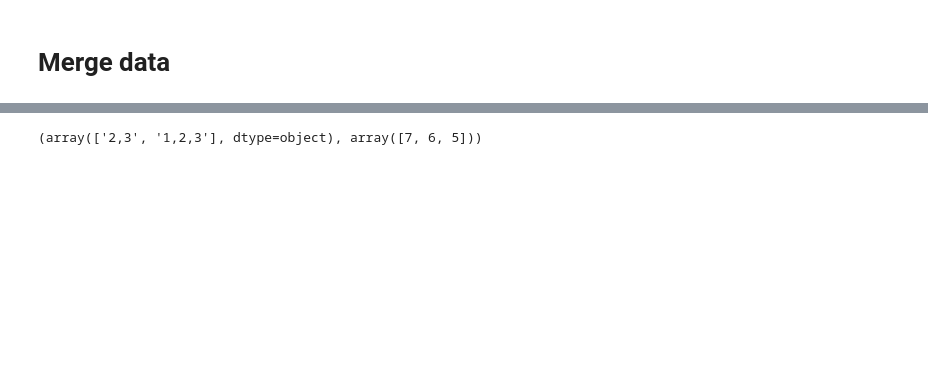
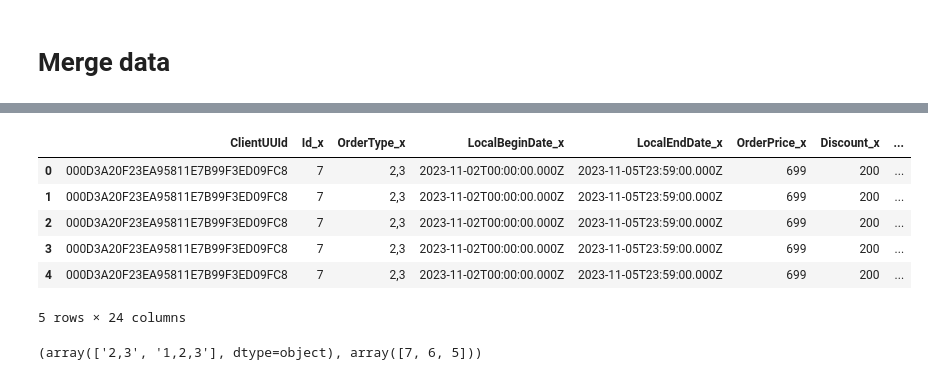
Before and after one commit to den2morrow/colab_research, a Jupyter notebook: data_secret_first_cup_2024_v1.ipynb, the cells around one changed output, grey strips where cells are left out. Cells and saved outputs as stored; diff of their text form; code cells hidden in the pictures; blank space fills up the shorter version.

```diff
--- a/data_secret_first_cup_2024_v1.ipynb
+++ b/data_secret_first_cup_2024_v1.ipynb
@@ -319,3 +392,13 @@ new_train_df.isnull().sum(), new_train_df.shape[0]
+# %%
+new_train_df.head()
+# %% [output]
+|  | ClientUUId | Id_x | OrderType_x | LocalBeginDate_x | LocalEndDate_x | OrderPrice_x | Discount_x | ... |
+| 0 | 000D3A20F23EA95811E7B99F3ED09FC8 | 7 | 2,3 | 2023-11-02T00:00:00.000Z | 2023-11-05T23:59:00.000Z | 699 | 200 | ... |
+| 1 | 000D3A20F23EA95811E7B99F3ED09FC8 | 7 | 2,3 | 2023-11-02T00:00:00.000Z | 2023-11-05T23:59:00.000Z | 699 | 200 | ... |
+| 2 | 000D3A20F23EA95811E7B99F3ED09FC8 | 7 | 2,3 | 2023-11-02T00:00:00.000Z | 2023-11-05T23:59:00.000Z | 699 | 200 | ... |
+| 3 | 000D3A20F23EA95811E7B99F3ED09FC8 | 7 | 2,3 | 2023-11-02T00:00:00.000Z | 2023-11-05T23:59:00.000Z | 699 | 200 | ... |
+| 4 | 000D3A20F23EA95811E7B99F3ED09FC8 | 7 | 2,3 | 2023-11-02T00:00:00.000Z | 2023-11-05T23:59:00.000Z | 699 | 200 | ... |
+5 rows × 24 columns
 # %%
 new_train_df['OrderType'].unique(), new_train_df['Id'].unique()
 # %% [output]
```
Also changed, not shown: parts of 26 cells of this notebook.
